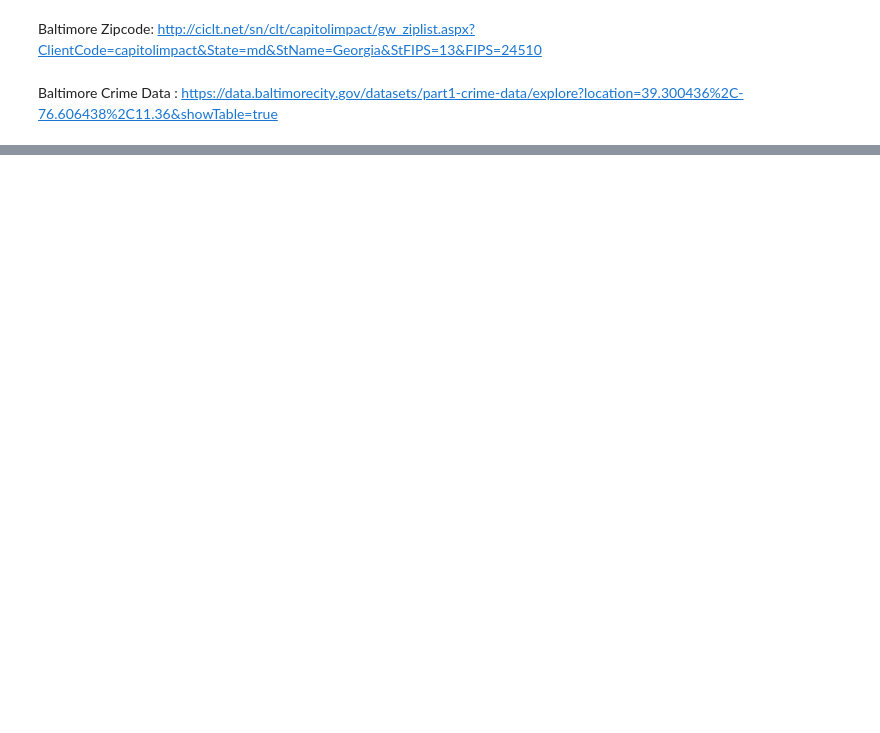
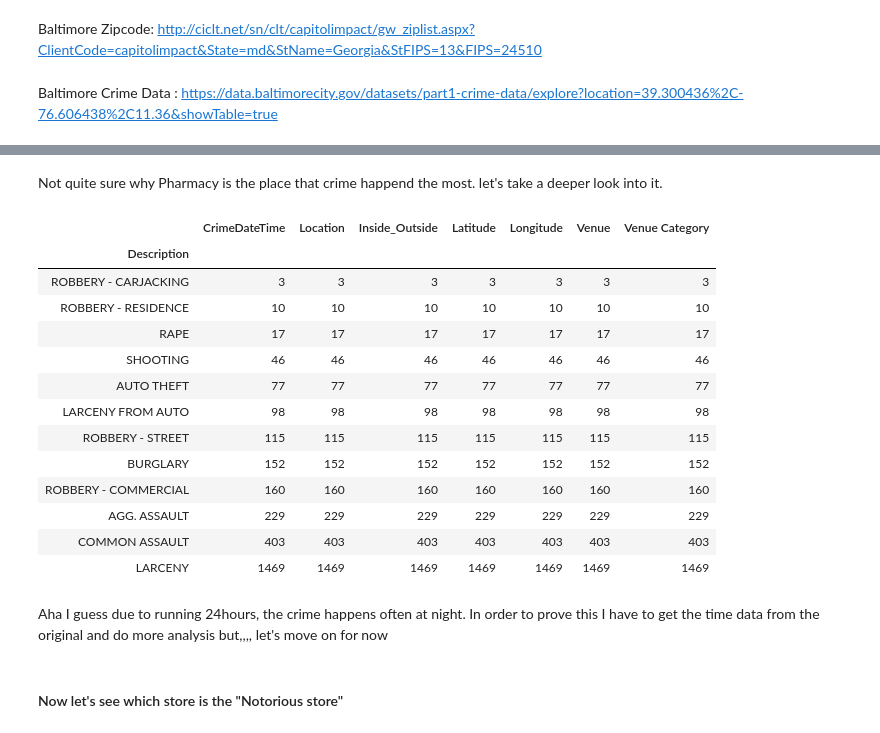
Before and after one commit to gihonglee/CapstoneProject, a Jupyter notebook: scripts/wk4and5.ipynb, the cells around one changed output, grey strips where cells are left out. Cells and saved outputs as stored; diff of their text form; code cells hidden in the pictures; blank space fills up the shorter version.

```diff
--- a/scripts/wk4and5.ipynb
+++ b/scripts/wk4and5.ipynb
@@ -22,0 +293,9 @@ Baltimore Crime Data : https://data.baltimorecity.gov/datasets/part1-crime-data/
+# %%
+# so first let's make all upper letter for the venue address of store data
+baltimore_store["Venue Address"] = baltimore_store["Venue Address"].str.upper()
+baltimore_store["Location"] = baltimore_store["Venue Address"]
+# %%
+baltimore_store["Venue Address"]
+print(crime_df.shape)
+merge_df = crime_df.merge(baltimore_store, how='inner', on='Location')
+print(merge_df.shape)
@@ -22,0 +318,4 @@ Baltimore Crime Data : https://data.baltimorecity.gov/datasets/part1-crime-data/
+# %%
+merge_col = ["CrimeDateTime", "Location", "Description", "Inside_Outside", "Latitude", "Longitude","Venue","Venue Category"]
+merge_df = merge_df[merge_col]
+merge_df
@@ -22,0 +336,4 @@ Baltimore Crime Data : https://data.baltimorecity.gov/datasets/part1-crime-data/
+# %%
+print(merge_df.Inside_Outside.unique())
+merge_df.replace({"Inside" : "I", "Outside" : "O"}, inplace = True)
+merge_df.groupby(by = "Inside_Outside").count()
@@ -22,0 +372,24 @@ Baltimore Crime Data : https://data.baltimorecity.gov/datasets/part1-crime-data/
+# %% [markdown]
+Not quite sure why Pharmacy is the place that crime happend the most. let's take a deeper look into it.
+# %%
+phar_df = merge_df[merge_df["Venue Category"] == "Pharmacy"]
+phar_df.groupby(by = "Description").count().sort_values(by = "Location")
+# %% [output]
+|  | CrimeDateTime | Location | Inside_Outside | Latitude | Longitude | Venue | Venue Category |
+| Description |  |  |  |  |  |  |  |
+| ROBBERY - CARJACKING | 3 | 3 | 3 | 3 | 3 | 3 | 3 |
+| ROBBERY - RESIDENCE | 10 | 10 | 10 | 10 | 10 | 10 | 10 |
+| RAPE | 17 | 17 | 17 | 17 | 17 | 17 | 17 |
+| SHOOTING | 46 | 46 | 46 | 46 | 46 | 46 | 46 |
+| AUTO THEFT | 77 | 77 | 77 | 77 | 77 | 77 | 77 |
+| LARCENY FROM AUTO | 98 | 98 | 98 | 98 | 98 | 98 | 98 |
+| ROBBERY - STREET | 115 | 115 | 115 | 115 | 115 | 115 | 115 |
+| BURGLARY | 152 | 152 | 152 | 152 | 152 | 152 | 152 |
+| ROBBERY - COMMERCIAL | 160 | 160 | 160 | 160 | 160 | 160 | 160 |
+| AGG. ASSAULT | 229 | 229 | 229 | 229 | 229 | 229 | 229 |
+| COMMON ASSAULT | 403 | 403 | 403 | 403 | 403 | 403 | 403 |
+| LARCENY | 1469 | 1469 | 1469 | 1469 | 1469 | 1469 | 1469 |
+# %% [markdown]
+Aha I guess due to running 24hours, the crime happens often at night. In order to prove this I have to get the time data from the original and do more analysis but,,,, let's move on for now
+# %% [markdown]
+#### Now let's see which store is the "Notorious store"
```
Also changed, not shown: parts of 49 cells of this notebook.
